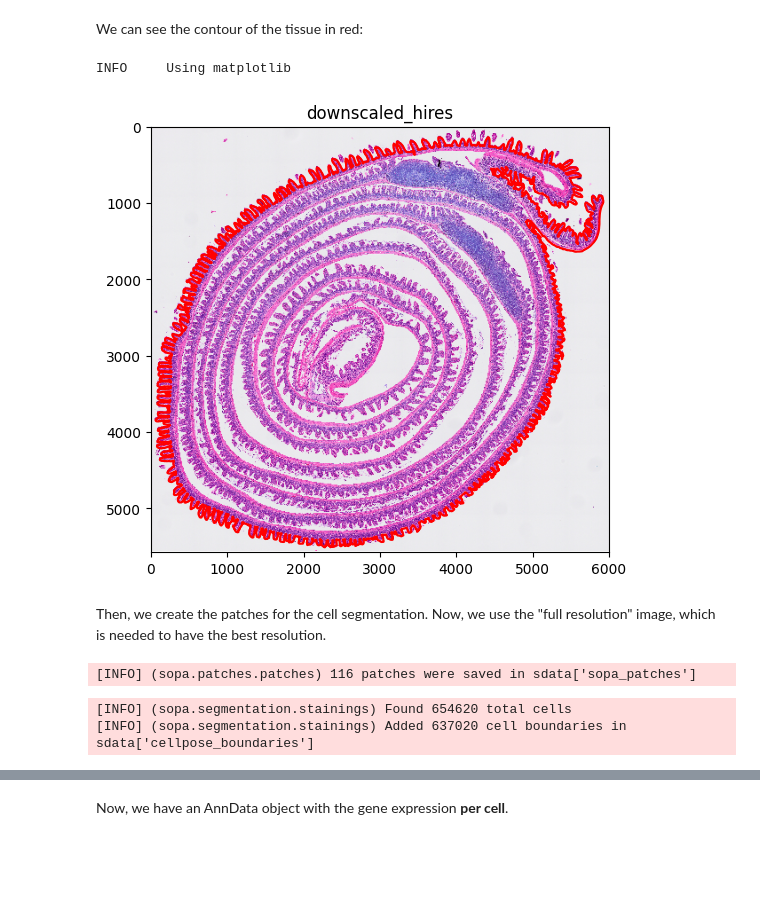
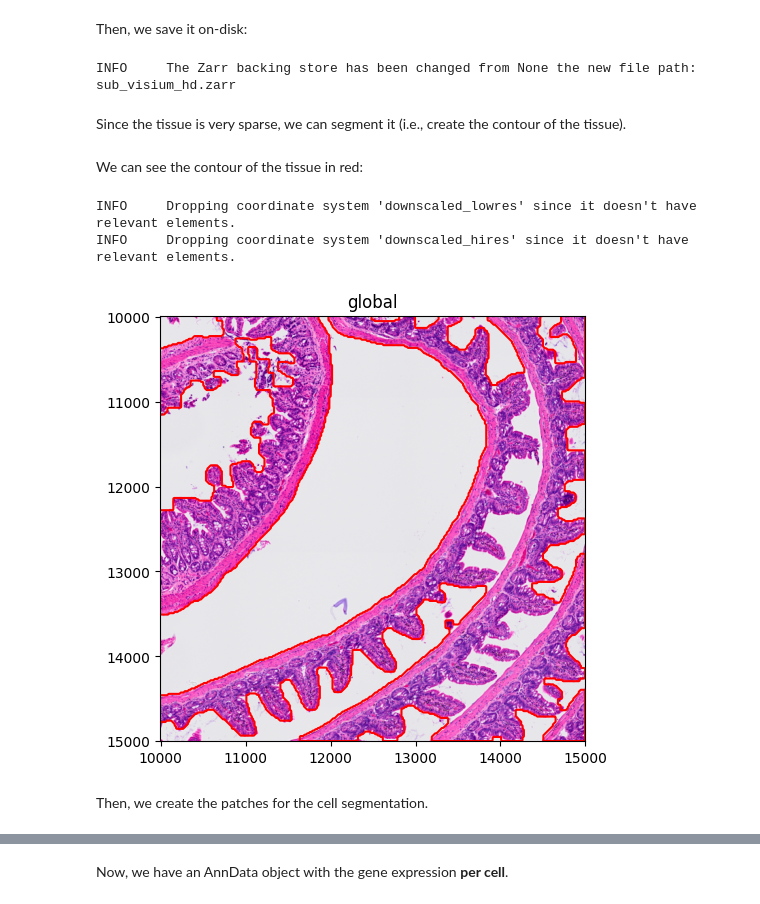
Before and after one commit to gustaveroussy/sopa, a Jupyter notebook: docs/tutorials/visium_hd.ipynb, the cells around one changed output, grey strips where cells are left out. Drawn from its saved outputs; the diff is of its cells as text; code cells hidden in the pictures; blank space fills up the shorter version.

Commit message:
visium HD tutorial ok

```diff
--- a/docs/tutorials/visium_hd.ipynb
+++ b/docs/tutorials/visium_hd.ipynb
@@ -5,8 +7,8 @@ For this tutorial, we use the [mouse small intestine public dataset](https://www
 # %%
 import sopa
 # %%
-sdata = sopa.io.visium_hd("/Users/quentinblampey/data/visium_hd/Visium_HD_Mouse_Small_Intestine")
-sdata
+sdata_full = sopa.io.visium_hd("data/visium_hd/Visium_HD_Mouse_Small_Intestine")
+sdata_full
 # %% [output]
 SpatialData object
 ├── Images
@@ -35,0 +31,12 @@ True
+# %%
+sdata = sdata_full.query.bounding_box(
+    axes=["y", "x"], min_coordinate=[10_000, 10_000], max_coordinate=[15_000, 15_000], target_coordinate_system="global"
+)
+# %% [markdown]
+Then, we save it on-disk:
+# %%
+sdata.write("sub_visium_hd.zarr")
+# %% [output]
+INFO     The Zarr backing store has been changed from None the new file path: sub_visium_hd.zarr
+# %% [markdown]
+Since the tissue is very sparse, we can segment it (i.e., create the contour of the tissue).
@@ -38,17 +47,13 @@ We can see the contour of the tissue in red:
 # %%
 import spatialdata_plot
 
-sdata.pl.render_images("Visium_HD_Mouse_Small_Intestine_hires_image").pl.render_shapes(
-    "region_of_interest", outline=True, outline_color="r", fill_alpha=0
-).pl.show("downscaled_hires")
+sdata \
+    .pl.render_images() \
+    .pl.render_shapes("region_of_interest", outline_alpha=1, outline_color="r", fill_alpha=0) \
+    .pl.show()
 # %% [output]
-INFO     Using matplotlib
+INFO     Dropping coordinate system 'downscaled_lowres' since it doesn't have relevant elements.
+INFO     Dropping coordinate system 'downscaled_hires' since it doesn't have relevant elements.
-[figure, old version]
+[figure, new version]
 # %% [markdown]
-Then, we create the patches for the cell segmentation. Now, we use the "full resolution" image, which is needed to have the best resolution.
+Then, we create the patches for the cell segmentation.
-# %%
-image_key = "Visium_HD_Mouse_Small_Intestine_full_image"
-
-sopa.make_image_patches(sdata, image_key=image_key)
-# %% [output]
-[INFO] (sopa.patches.patches) 116 patches were saved in sdata['sopa_patches']
@@ -65,10 +59,0 @@ segmentation.write_patches_cells(cellpose_temp_dir)
-# %%
-cells = sopa.segmentation.StainingSegmentation.read_patches_cells(cellpose_temp_dir)
-cells = sopa.segmentation.shapes.solve_conflicts(cells)
-
-shapes_key = "cellpose_boundaries" # name of the key given to the cells in sdata.shapes
-
-sopa.segmentation.StainingSegmentation.add_shapes(sdata, cells, image_key, shapes_key)
-# %% [output]
-[INFO] (sopa.segmentation.stainings) Found 654620 total cells
-[INFO] (sopa.segmentation.stainings) Added 637020 cell boundaries in sdata['cellpose_boundaries']
```
Also changed, not shown: parts of 21 cells of this notebook, 3 other files.
